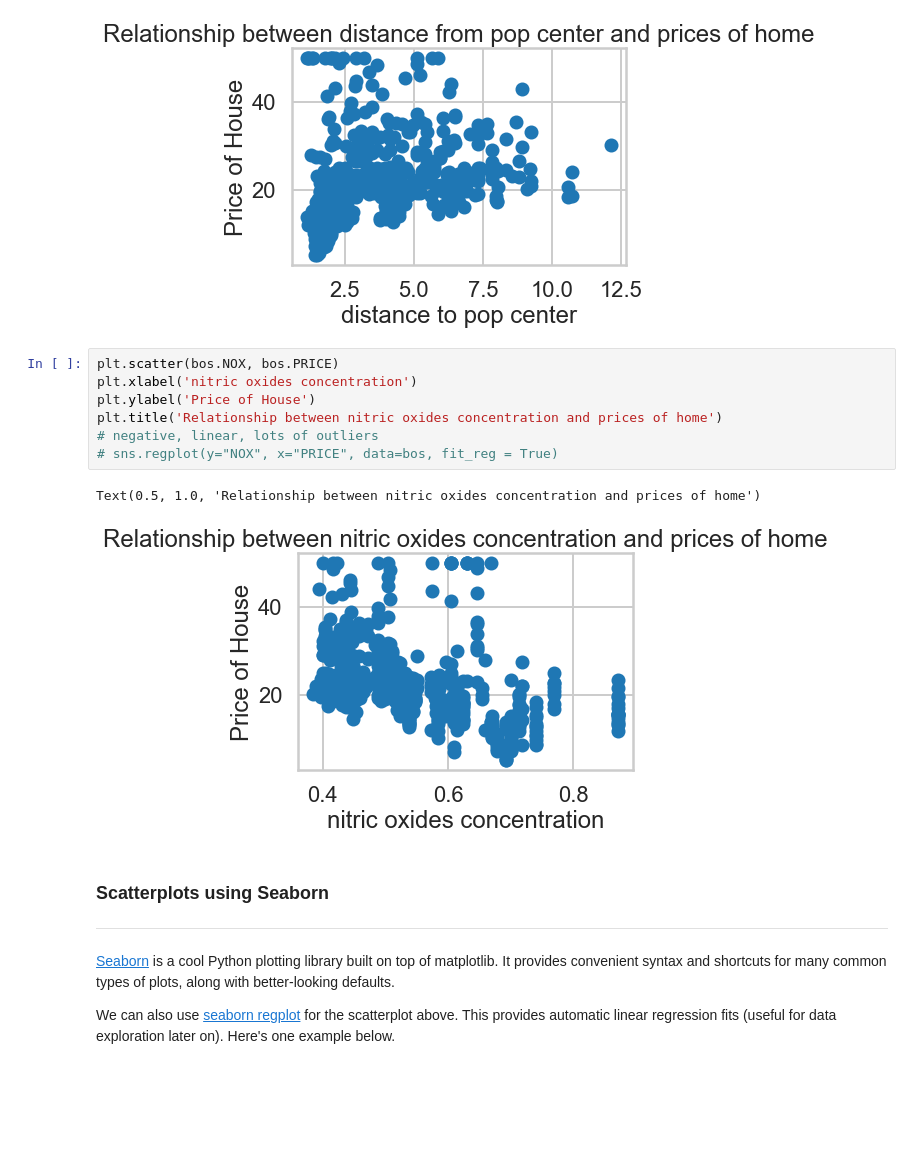
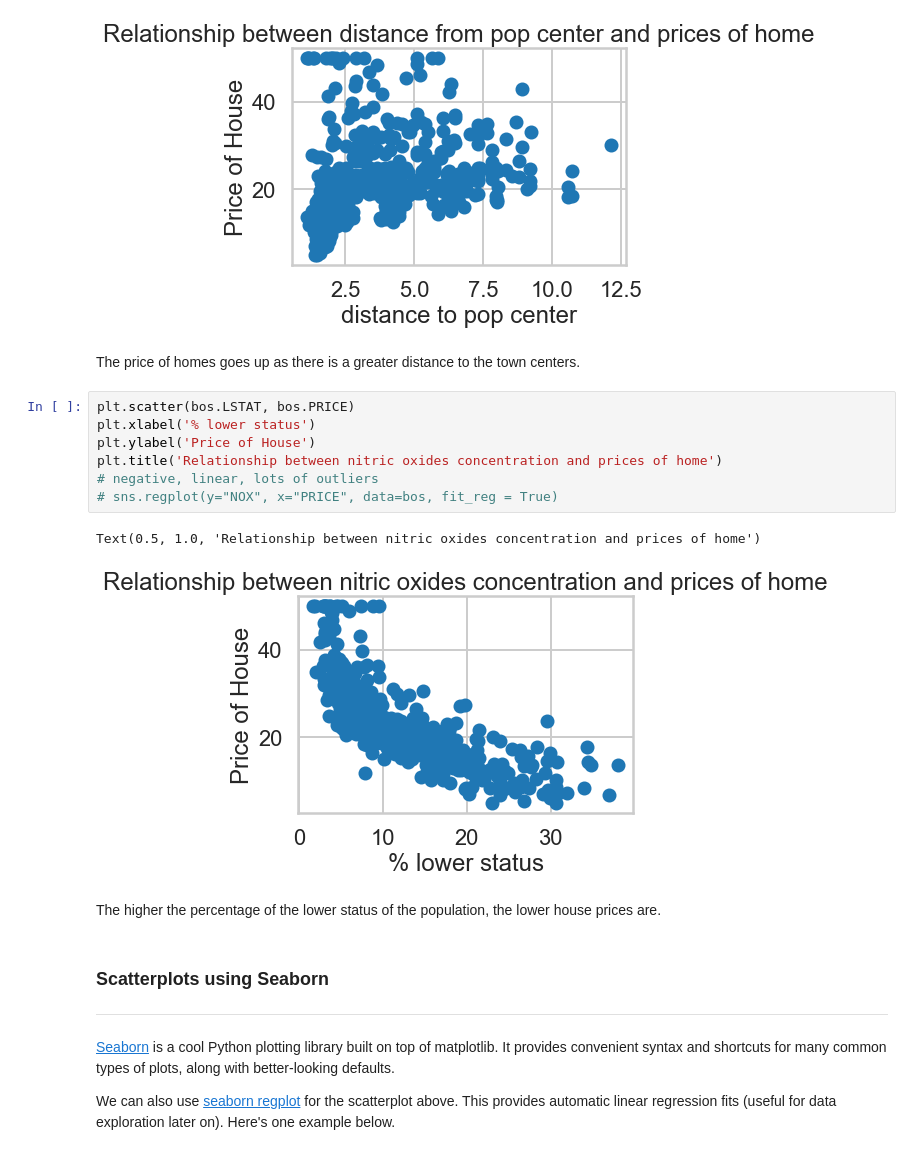
Before and after one commit to willr/mec-mini-projects, a Jupyter notebook: mec-11.4.1-linear-regression-mini-project/Mini_Project_Linear_Regression.ipynb, the cells around one changed output. Saved outputs shown, nothing was run; the diff lists cells and outputs as text; blank space fills up the shorter version.

```diff
--- a/mec-11.4.1-linear-regression-mini-project/Mini_Project_Linear_Regression.ipynb
+++ b/mec-11.4.1-linear-regression-mini-project/Mini_Project_Linear_Regression.ipynb
@@ -319,16 +325,20 @@ plt.title('Relationship between distance from pop center and prices of home')
 # %% [output]
 Text(0.5, 1.0, 'Relationship between distance from pop center and prices of home')
 [figure]
+# %% [markdown]
+The price of homes goes up as there is a greater distance to the town centers.
 # %%
-plt.scatter(bos.NOX, bos.PRICE)
-plt.xlabel('nitric oxides concentration')
+plt.scatter(bos.LSTAT, bos.PRICE)
+plt.xlabel('% lower status')
 plt.ylabel('Price of House')
 plt.title('Relationship between nitric oxides concentration and prices of home')
 # negative, linear, lots of outliers
 # sns.regplot(y="NOX", x="PRICE", data=bos, fit_reg = True)
 # %% [output]
 Text(0.5, 1.0, 'Relationship between nitric oxides concentration and prices of home')
-[figure, old version]
+[figure, new version]
+# %% [markdown]
+The higher the percentage of the lower status of the population, the lower house prices are.
 # %% [markdown]
 ### Scatterplots using Seaborn
 ***
```
Also changed, not shown: parts of 41 cells of this notebook.
